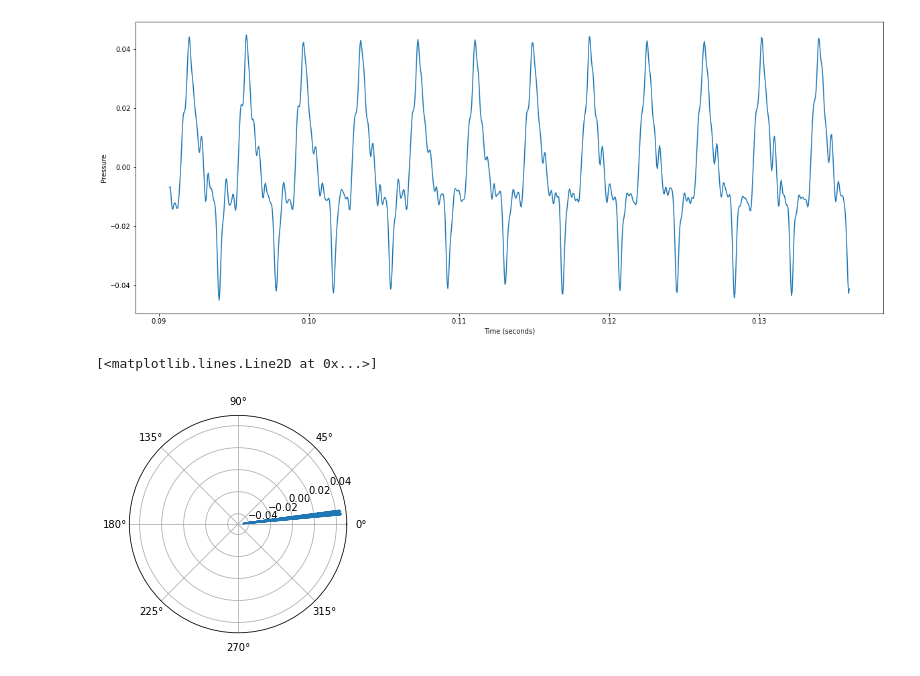
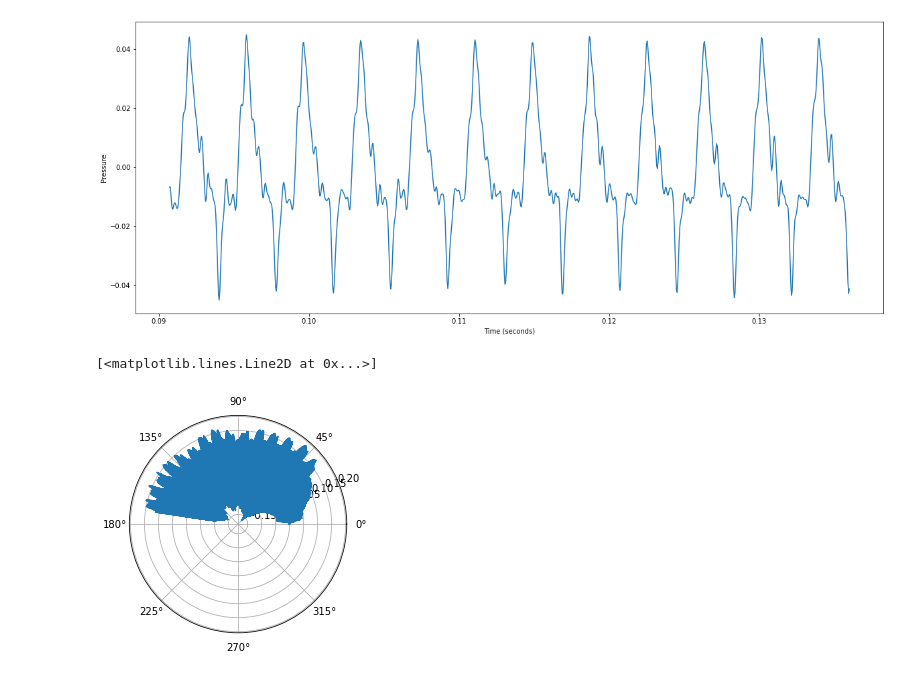
Before and after one commit to Rathees-Koneswarann/python-polar-plot, a Jupyter notebook: main.ipynb, the cells around one changed output. Cells and saved outputs as stored; diff of their text form; code cells hidden in the pictures.

```diff
--- a/main.ipynb
+++ b/main.ipynb
@@ -221,11 +221,11 @@ Text(0, 0.5, 'Pressure')
 # %%
 # setting the axes projection as polar
 plt.axes(projection = 'polar')
 
 # Develop array 't to match x
 t = np.array(range(0, len(x)))/sr
 #plt.plot(t,x)
-plt.plot(t[2000:3000],x[2000:3000])
+plt.plot(t,x)
 # %% [output]
 [<matplotlib.lines.Line2D at 0x...>]
-[figure, old version]
+[figure, new version]
```
